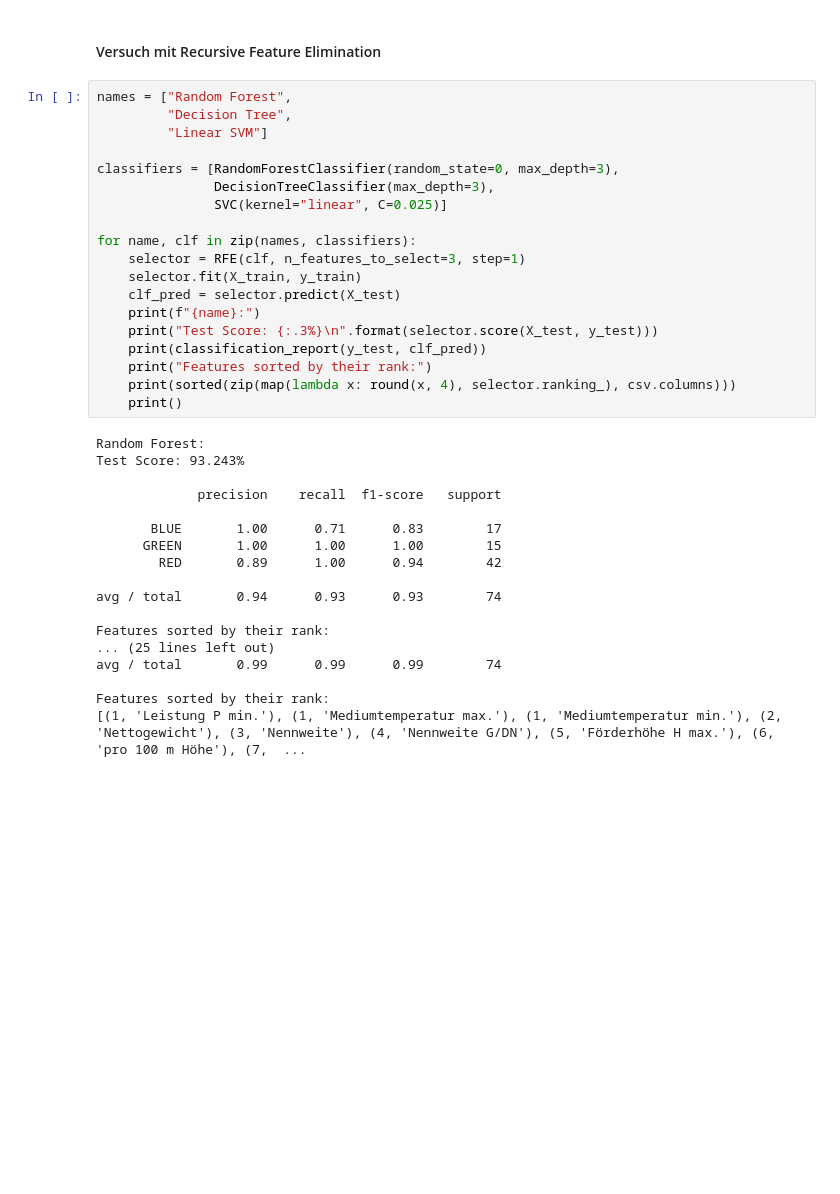
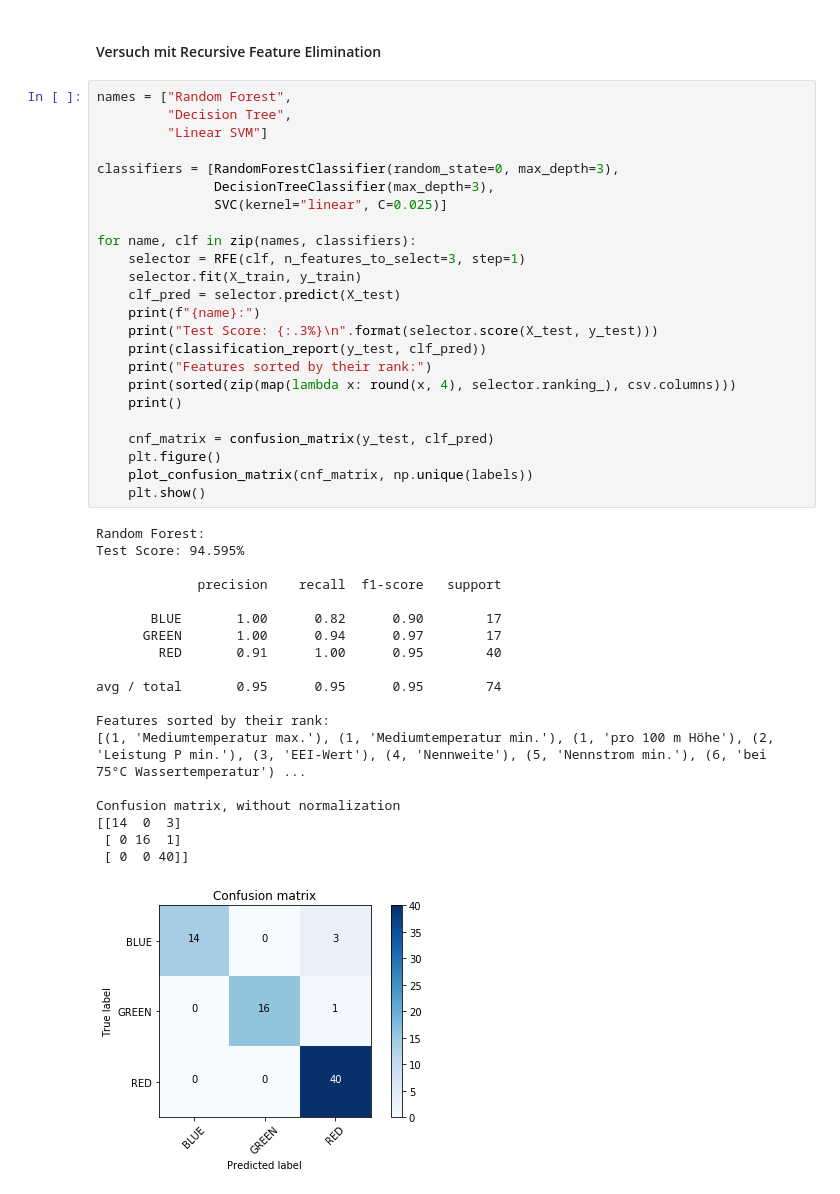
Before and after one commit to olihofmann/Product-Categorization, a Jupyter notebook: Code/04_Product_Classification_Supervised.ipynb, the cells around one changed output. Drawn from its saved outputs; the diff is of its cells as text; blank space fills up the shorter version.

```diff
--- a/Code/04_Product_Classification_Supervised.ipynb
+++ b/Code/04_Product_Classification_Supervised.ipynb
@@ -75,37 +198,44 @@ avg / total       0.65      0.66      0.57        74
 # %%
 names = ["Random Forest",
          "Decision Tree",
          "Linear SVM"]
 
 classifiers = [RandomForestClassifier(random_state=0, max_depth=3),
                DecisionTreeClassifier(max_depth=3),
                SVC(kernel="linear", C=0.025)]
 
 for name, clf in zip(names, classifiers):
     selector = RFE(clf, n_features_to_select=3, step=1)
     selector.fit(X_train, y_train)
     clf_pred = selector.predict(X_test)
     print(f"{name}:")
     print("Test Score: {:.3%}\n".format(selector.score(X_test, y_test)))
     print(classification_report(y_test, clf_pred))
     print("Features sorted by their rank:")
     print(sorted(zip(map(lambda x: round(x, 4), selector.ranking_), csv.columns)))
     print()
+
+    cnf_matrix = confusion_matrix(y_test, clf_pred)
+    plt.figure()
+    plot_confusion_matrix(cnf_matrix, np.unique(labels))
+    plt.show()
 # %% [output]
 Random Forest:
-Test Score: 93.243%
+Test Score: 94.595%
 
              precision    recall  f1-score   support
 
-       BLUE       1.00      0.71      0.83        17
-      GREEN       1.00      1.00      1.00        15
-        RED       0.89      1.00      0.94        42
+       BLUE       1.00      0.82      0.90        17
+      GREEN       1.00      0.94      0.97        17
+        RED       0.91      1.00      0.95        40
 
-avg / total       0.94      0.93      0.93        74
+avg / total       0.95      0.95      0.95        74
 
 Features sorted by their rank:
-... (25 lines left out)
-avg / total       0.99      0.99      0.99        74
+[(1, 'Mediumtemperatur max.'), (1, 'Mediumtemperatur min.'), (1, 'pro 100 m Höhe'), (2, 'Leistung P min.'), (3, 'EEI-Wert'), (4, 'Nennweite'), (5, 'Nennstrom min.'), (6, 'bei   75°C Wassertemperatur') ...
 
-Features sorted by their rank:
-[(1, 'Leistung P min.'), (1, 'Mediumtemperatur max.'), (1, 'Mediumtemperatur min.'), (2, 'Nettogewicht'), (3, 'Nennweite'), (4, 'Nennweite G/DN'), (5, 'Förderhöhe H max.'), (6, 'pro 100 m Höhe'), (7,  ...
+Confusion matrix, without normalization
+[[14  0  3]
+ [ 0 16  1]
+ [ 0  0 40]]
+[figure, added]
```
Also changed, not shown: parts of 4 cells of this notebook.
